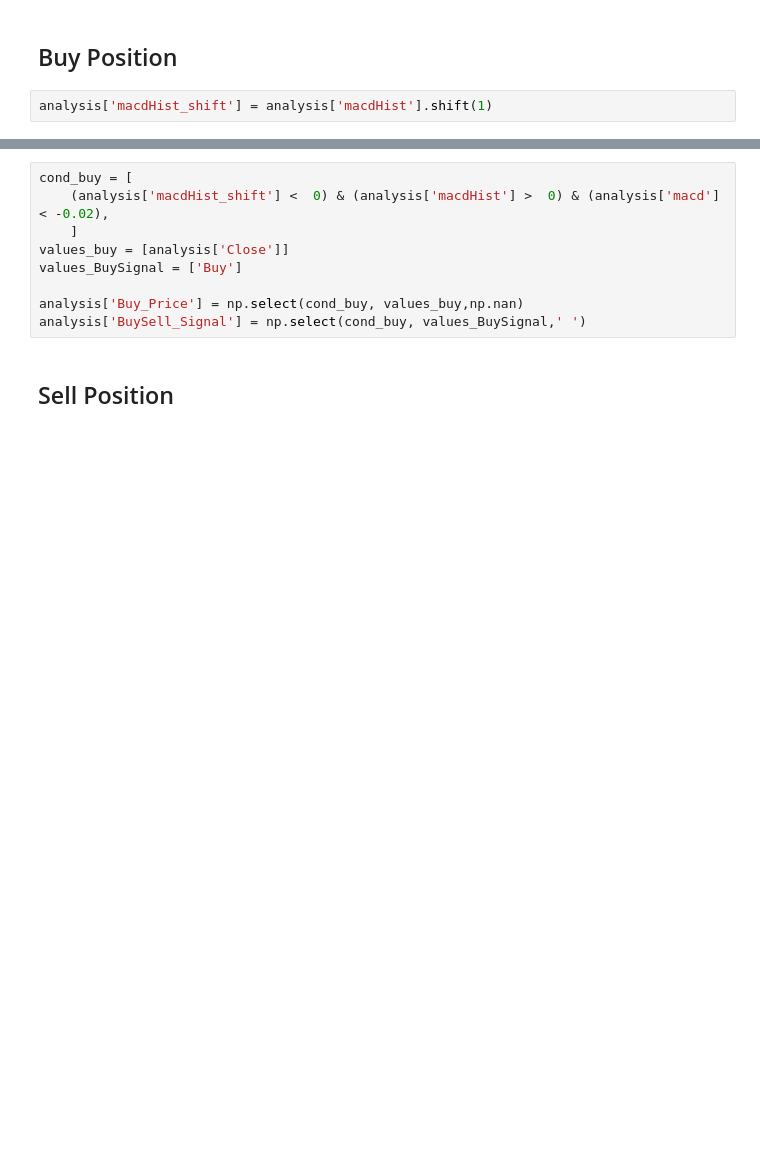
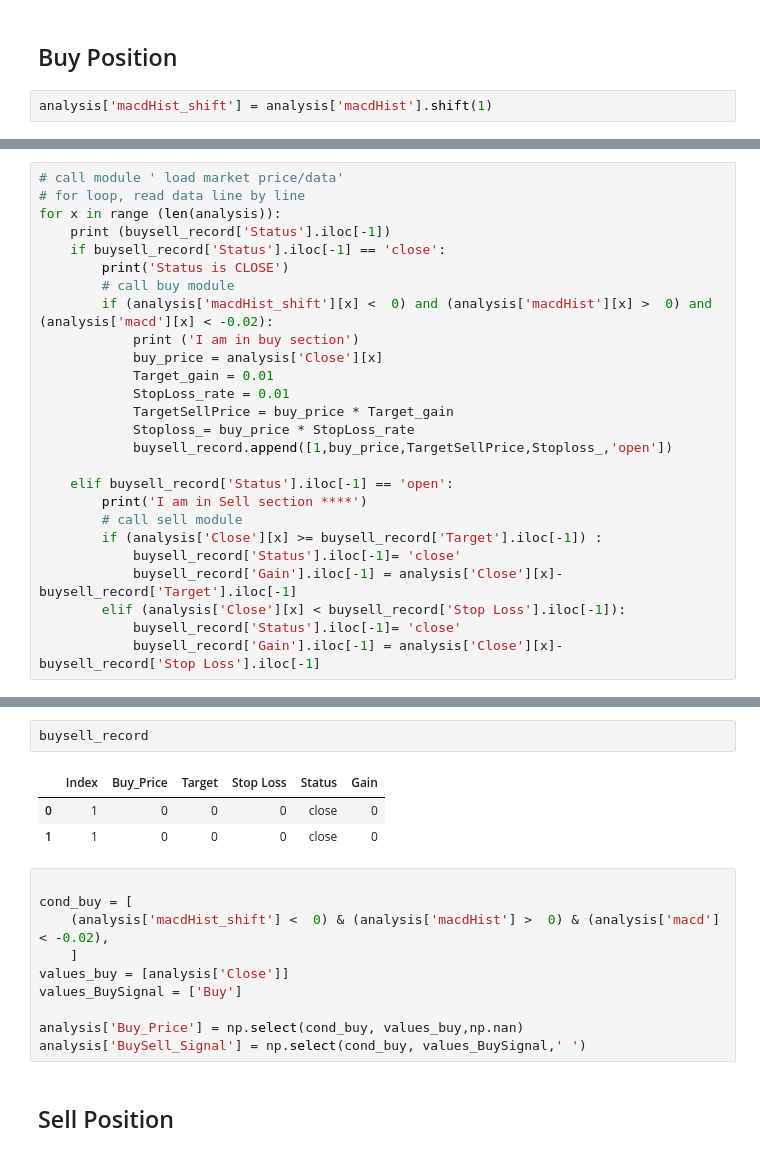
Before and after one commit to Callyong/Trading_Study, a Jupyter notebook: MACD_tablib.ipynb, the cells around one changed output, grey strips where cells are left out. Cells and saved outputs as stored; diff of their text form; blank space fills up the shorter version.

Commit message:
Create buy and sell section

```diff
--- a/MACD_tablib.ipynb
+++ b/MACD_tablib.ipynb
@@ -208,0 +217,26 @@ analysis['macdHist_shift'] = analysis['macdHist'].shift(1)
+# %%
+# call module ' load market price/data'
+# for loop, read data line by line
+for x in range (len(analysis)):
+    print (buysell_record['Status'].iloc[-1])
+    if buysell_record['Status'].iloc[-1] == 'close':
+        print('Status is CLOSE')
+        # call buy module
+        if (analysis['macdHist_shift'][x] <  0) and (analysis['macdHist'][x] >  0) and (analysis['macd'][x] < -0.02):
+            print ('I am in buy section')
+            buy_price = analysis['Close'][x]
+            Target_gain = 0.01
+            StopLoss_rate = 0.01
+            TargetSellPrice = buy_price * Target_gain
+            Stoploss_= buy_price * StopLoss_rate
+            buysell_record.append([1,buy_price,TargetSellPrice,Stoploss_,'open'])
+
+    elif buysell_record['Status'].iloc[-1] == 'open':
+        print('I am in Sell section ****')
+        # call sell module
+        if (analysis['Close'][x] >= buysell_record['Target'].iloc[-1]) :
+            buysell_record['Status'].iloc[-1]= 'close'
+            buysell_record['Gain'].iloc[-1] = analysis['Close'][x]- buysell_record['Target'].iloc[-1]
+        elif (analysis['Close'][x] < buysell_record['Stop Loss'].iloc[-1]):
+            buysell_record['Status'].iloc[-1]= 'close'
+            buysell_record['Gain'].iloc[-1] = analysis['Close'][x]- buysell_record['Stop Loss'].iloc[-1]
@@ -209,4 +261,11 @@ analysis['macdHist_shift'] = analysis['macdHist'].shift(1)
+# %%
+buysell_record
+# %% [output]
+|  | Index | Buy_Price | Target | Stop Loss | Status | Gain |
+| 0 | 1 | 0 | 0 | 0 | close | 0 |
+| 1 | 1 | 0 | 0 | 0 | close | 0 |
 # %%
+
 cond_buy = [
     (analysis['macdHist_shift'] <  0) & (analysis['macdHist'] >  0) & (analysis['macd'] < -0.02),
     ]
```
Also changed, not shown: parts of 5 cells of this notebook, 1 other file.
